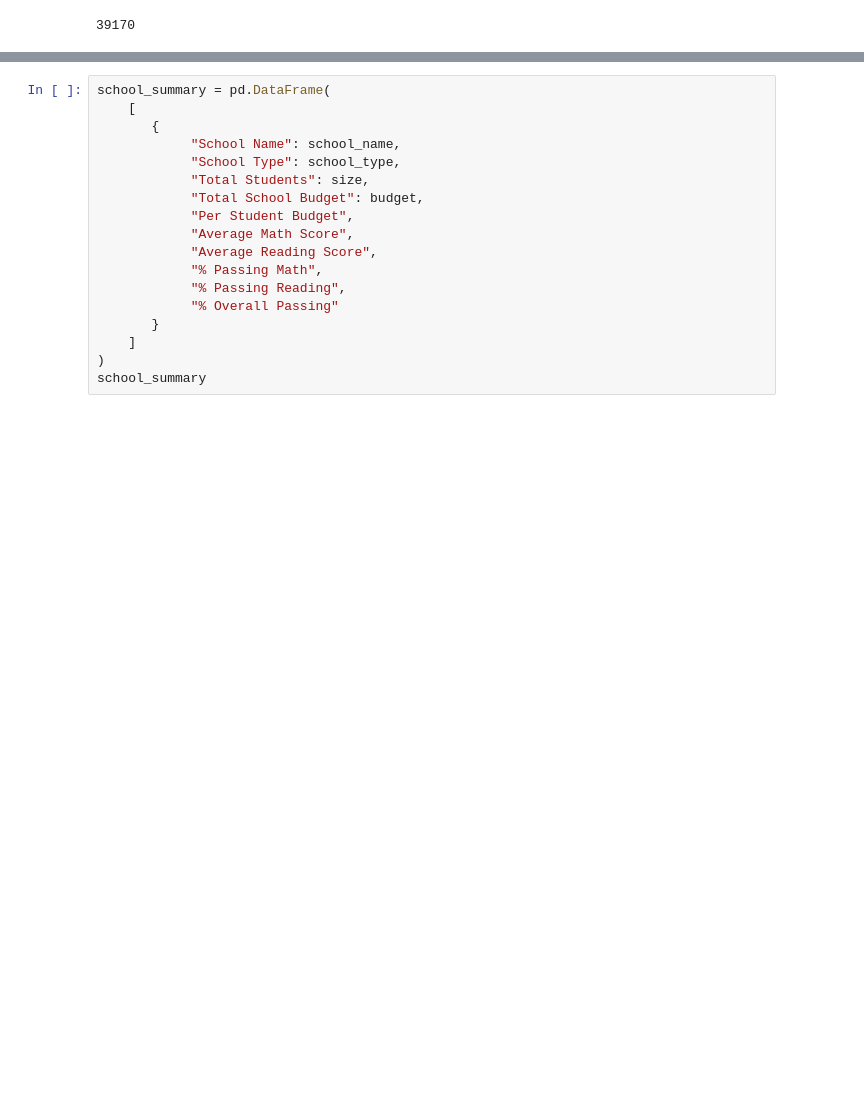
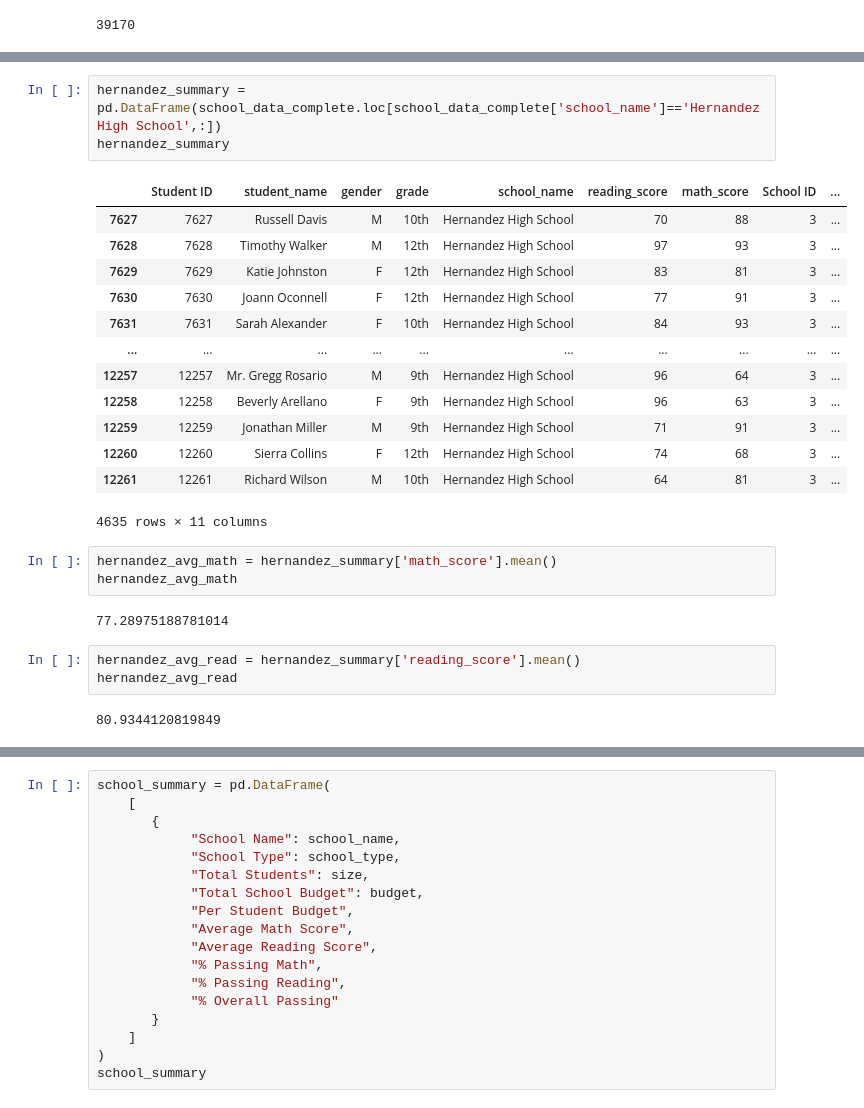
Before and after one commit to Cookees81/pandas-challenge, a Jupyter notebook: PyCitySchools/School Summary.ipynb, the cells around one changed output, grey strips where cells are left out. Drawn from its saved outputs; the diff is of its cells as text; blank space fills up the shorter version.

```diff
--- a/PyCitySchools/School Summary.ipynb
+++ b/PyCitySchools/School Summary.ipynb
@@ -119,0 +169,27 @@ NameError: name 'student_data_complete' is not defined
+# %%
+hernandez_summary = pd.DataFrame(school_data_complete.loc[school_data_complete['school_name']=='Hernandez High School',:])
+hernandez_summary
+# %% [output]
+|  | Student ID | student_name | gender | grade | school_name | reading_score | math_score | School ID | ... |
+| 7627 | 7627 | Russell Davis | M | 10th | Hernandez High School | 70 | 88 | 3 | ... |
+| 7628 | 7628 | Timothy Walker | M | 12th | Hernandez High School | 97 | 93 | 3 | ... |
+| 7629 | 7629 | Katie Johnston | F | 12th | Hernandez High School | 83 | 81 | 3 | ... |
+| 7630 | 7630 | Joann Oconnell | F | 12th | Hernandez High School | 77 | 91 | 3 | ... |
+| 7631 | 7631 | Sarah Alexander | F | 10th | Hernandez High School | 84 | 93 | 3 | ... |
+| ... | ... | ... | ... | ... | ... | ... | ... | ... | ... |
+| 12257 | 12257 | Mr. Gregg Rosario | M | 9th | Hernandez High School | 96 | 64 | 3 | ... |
+| 12258 | 12258 | Beverly Arellano | F | 9th | Hernandez High School | 96 | 63 | 3 | ... |
+| 12259 | 12259 | Jonathan Miller | M | 9th | Hernandez High School | 71 | 91 | 3 | ... |
+| 12260 | 12260 | Sierra Collins | F | 12th | Hernandez High School | 74 | 68 | 3 | ... |
+| 12261 | 12261 | Richard Wilson | M | 10th | Hernandez High School | 64 | 81 | 3 | ... |
+4635 rows × 11 columns
+# %%
+hernandez_avg_math = hernandez_summary['math_score'].mean()
+hernandez_avg_math
+# %% [output]
+77.28975188781014
+# %%
+hernandez_avg_read = hernandez_summary['reading_score'].mean()
+hernandez_avg_read
+# %% [output]
+80.9344120819849
```
Also changed, not shown: parts of 56 cells of this notebook.
